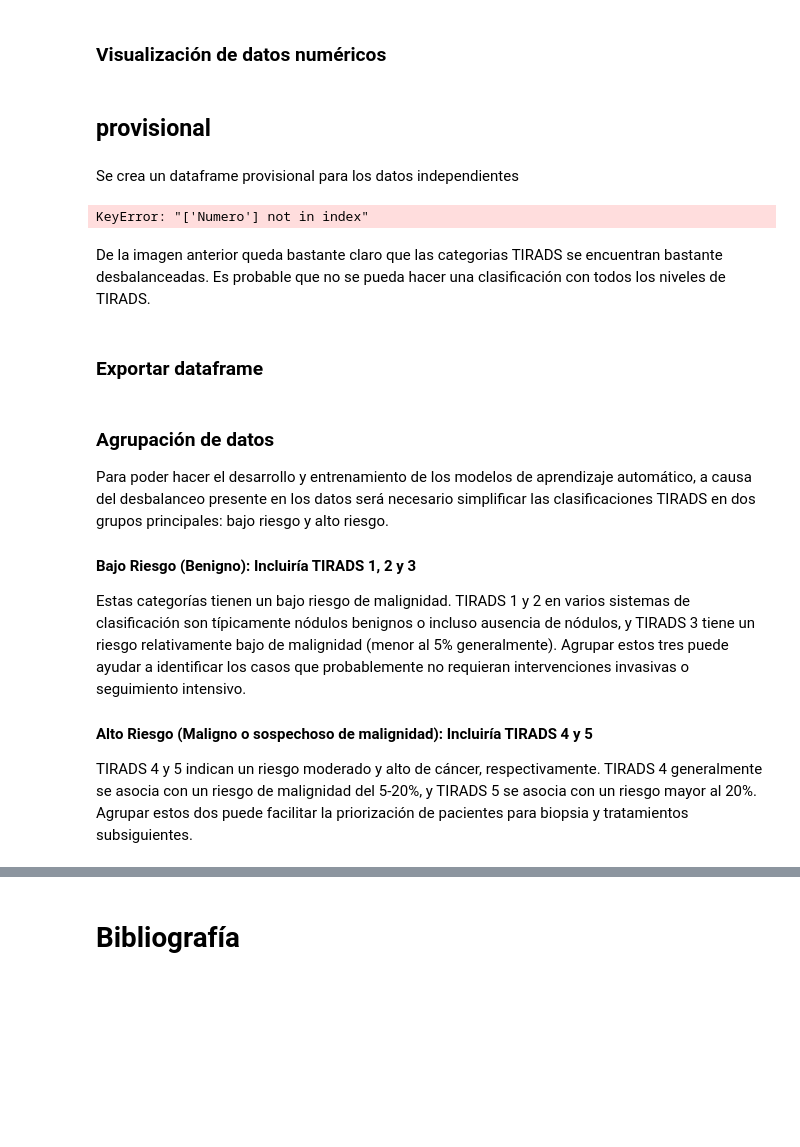
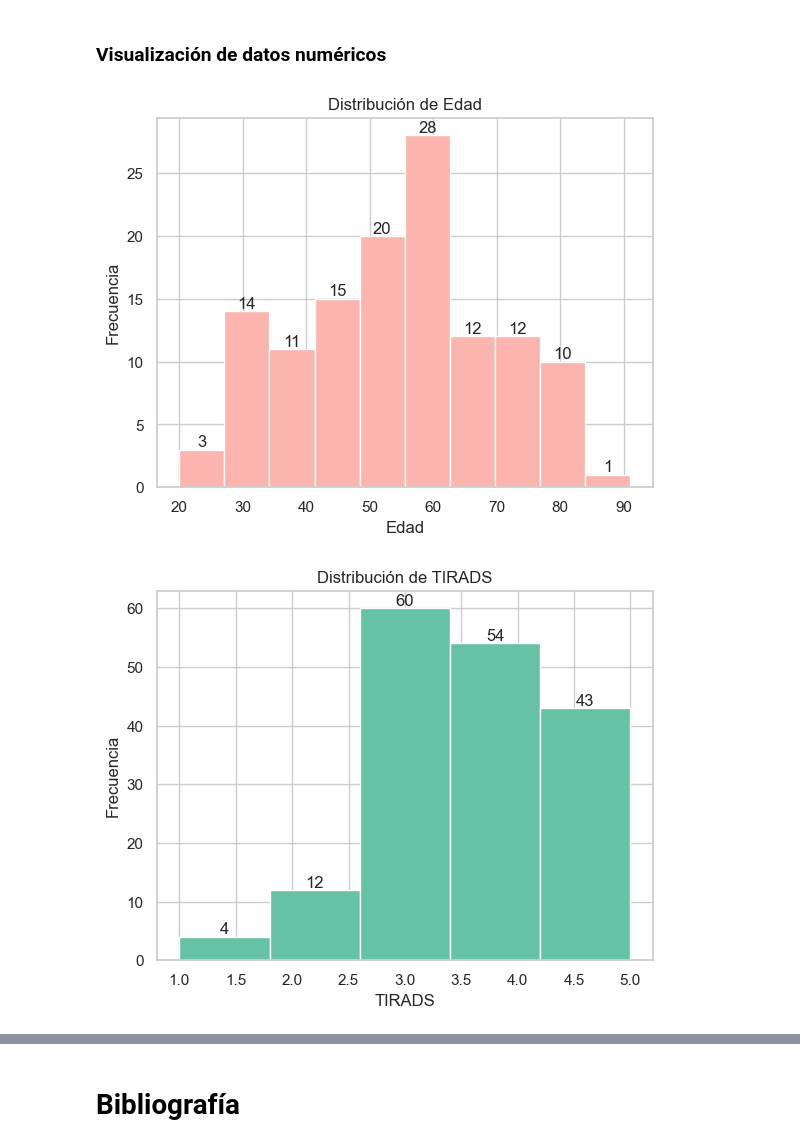
Before and after one commit to Dezarti/nodulos_tiroideos, a Jupyter notebook: 1_exploracion_datos.ipynb, the cells around one changed output, grey strips where cells are left out. Drawn from its saved outputs; the diff is of its cells as text; code cells hidden in the pictures; blank space fills up the shorter version.

```diff
--- a/1_exploracion_datos.ipynb
+++ b/1_exploracion_datos.ipynb
@@ -738,11 +782,0 @@ for column in df_actualizado.select_dtypes(include=[np.number]).columns:
-# %% [markdown]
-## provisional
-# %% [markdown]
-Se crea un dataframe provisional para los datos independientes
-# %%
-df_provisional = pd.DataFrame() # Crea un DataFrame vacío para los datos independientes
-df_provisional[['Numero', 'TIRADS', 'Sexo']] = df_actualizado[['Numero', 'TIRADS', 'Sexo']] # Genera una copia de los datos
-df_provisional = df_provisional.drop_duplicates().reset_index() # Elimina datos dependientes y reinicia el index
-df_provisional # Visualización de datos independientes
-# %% [output]
-KeyError: "['Numero'] not in index"
@@ -793,16 +783,40 @@ crear_histograma_tirads_con_sumas(df_provisional, "Distribución de TIRADS de da
-# %% [markdown]
-De la imagen anterior queda bastante claro que las categorias TIRADS se encuentran bastante desbalanceadas. Es probable que no se pueda hacer una clasificación con todos los niveles de TIRADS.
-# %% [markdown]
-### Exportar dataframe
-# %% [markdown]
-### Agrupación de datos
-
-Para poder hacer el desarrollo y entrenamiento de los modelos de aprendizaje automático, a causa del desbalanceo presente en los datos será necesario simplificar las clasificaciones TIRADS en dos grupos principales: bajo riesgo y alto riesgo.
-
-#### **Bajo Riesgo (Benigno):** Incluiría TIRADS 1, 2 y 3
-
-Estas categorías tienen un bajo riesgo de malignidad. TIRADS 1 y 2 en varios sistemas de clasificación son típicamente nódulos benignos o incluso ausencia de nódulos, y TIRADS 3 tiene un riesgo relativamente bajo de malignidad (menor al 5% generalmente). Agrupar estos tres puede ayudar a identificar los casos que probablemente no requieran intervenciones invasivas o seguimiento intensivo.
-
-#### **Alto Riesgo (Maligno o sospechoso de malignidad): Incluiría TIRADS 4 y 5**
-
-TIRADS 4 y 5 indican un riesgo moderado y alto de cáncer, respectivamente. TIRADS 4 generalmente se asocia con un riesgo de malignidad del 5-20%, y TIRADS 5 se asocia con un riesgo mayor al 20%. Agrupar estos dos puede facilitar la priorización de pacientes para biopsia y tratamientos subsiguientes.
+# %%
+import pandas as pd
+import matplotlib.pyplot as plt
+import seaborn as sns
+
+def grafico_histograma(df, columna, bins=10, paleta='Pastel1'):
+    """
+    Crea un histograma de una columna específica del DataFrame con anotaciones de suma total sobre cada columna.
+
+    Parámetros:
+    df (DataFrame): DataFrame que contiene los datos.
+    columna (str): Nombre de la columna para la cual se quiere graficar el histograma.
+    bins (int): Número de intervalos del histograma.
+    paleta (str): Nombre de la paleta de colores de seaborn a utilizar.
+    """
+    # Configurar el estilo de seaborn
+    sns.set(style="whitegrid")
+
+    # Configurar la paleta de colores
+    color = sns.color_palette(paleta)[0]
+
+    # Crear el histograma
+    counts, bins, patches = plt.hist(df[columna], bins=bins, color=color)
+
+    # Añadir anotaciones con la suma total de cada columna
+    for count, bin, patch in zip(counts, bins, patches):
+        plt.text(bin + (bins[1] - bins[0])/2, count, str(int(count)), ha='center', va='bottom')
+
+    # Configuración adicional para mejorar la presentación
+    plt.xlabel(columna)
+    plt.ylabel('Frecuencia')
+    plt.title(f'Distribución de {columna}')
+    plt.grid(True)  # Muestra una cuadrícula
+    plt.show()
+
+grafico_histograma(df_actualizado, 'Edad', bins=10)
+grafico_histograma(df_actualizado, 'TIRADS', bins=5, paleta='Set2')
+# %% [output]
+[figure, added]
+[figure, added]
```
Also changed, not shown: parts of 26 cells of this notebook, 1 other file.
